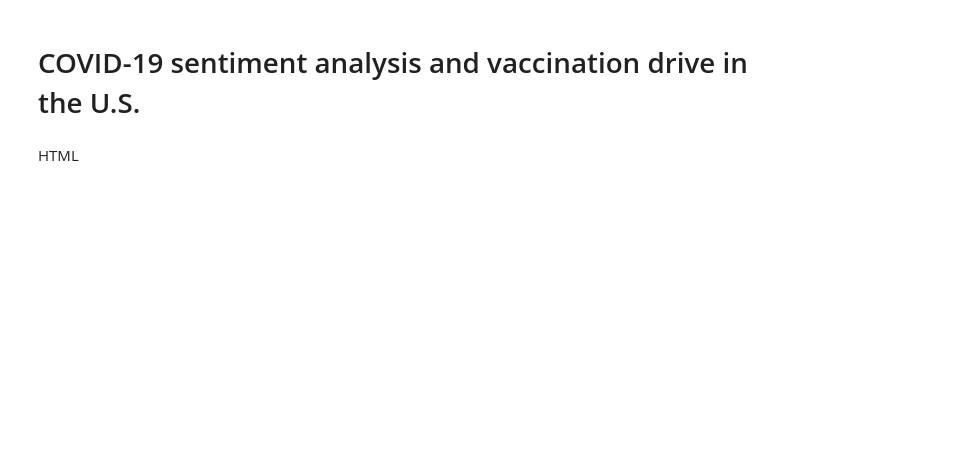
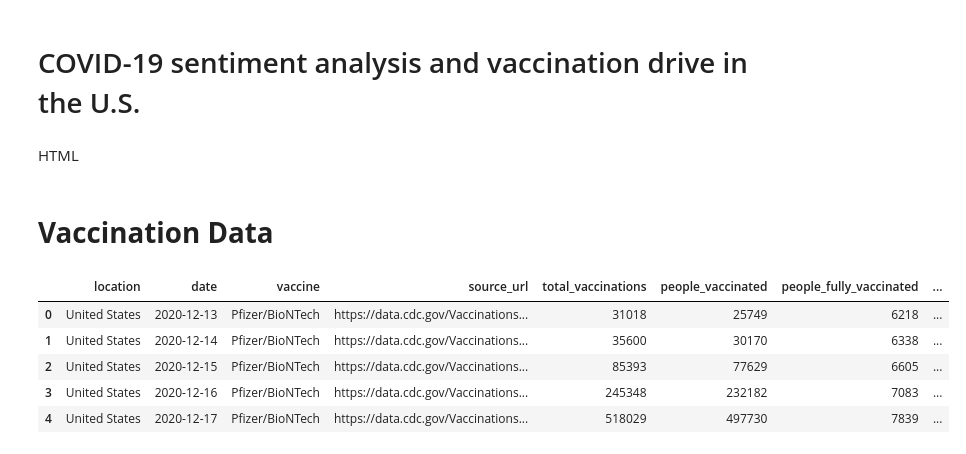
Before and after one commit to ak7588/ProjectsInProgrammingFinal, a Jupyter notebook: Projects_in_Programming_Finall_Project.ipynb, the cells around one changed output. Cells and saved outputs as stored; diff of their text form; code cells hidden in the pictures; blank space fills up the shorter version.

```diff
--- a/Projects_in_Programming_Finall_Project.ipynb
+++ b/Projects_in_Programming_Finall_Project.ipynb
@@ -91,3 +91,19 @@ cd /content/drive/MyDrive/Colab Notebooks/
 </div>
 </body>
 </html>
+# %% [markdown]
+# **Vaccination Data**
+# %%
+import requests
+import datetime as datetime
+import pandas as pd
+
+data = pd.read_csv("./US_Vaccination_Data.csv")
+data.head()
+# %% [output]
+|  | location | date | vaccine | source_url | total_vaccinations | people_vaccinated | people_fully_vaccinated | ... |
+| 0 | United States | 2020-12-13 | Pfizer/BioNTech | https://data.cdc.gov/Vaccinations... | 31018 | 25749 | 6218 | ... |
+| 1 | United States | 2020-12-14 | Pfizer/BioNTech | https://data.cdc.gov/Vaccinations... | 35600 | 30170 | 6338 | ... |
+| 2 | United States | 2020-12-15 | Pfizer/BioNTech | https://data.cdc.gov/Vaccinations... | 85393 | 77629 | 6605 | ... |
+| 3 | United States | 2020-12-16 | Pfizer/BioNTech | https://data.cdc.gov/Vaccinations... | 245348 | 232182 | 7083 | ... |
+| 4 | United States | 2020-12-17 | Pfizer/BioNTech | https://data.cdc.gov/Vaccinations... | 518029 | 497730 | 7839 | ... |
```
Also changed, not shown: parts of 8 cells of this notebook.
